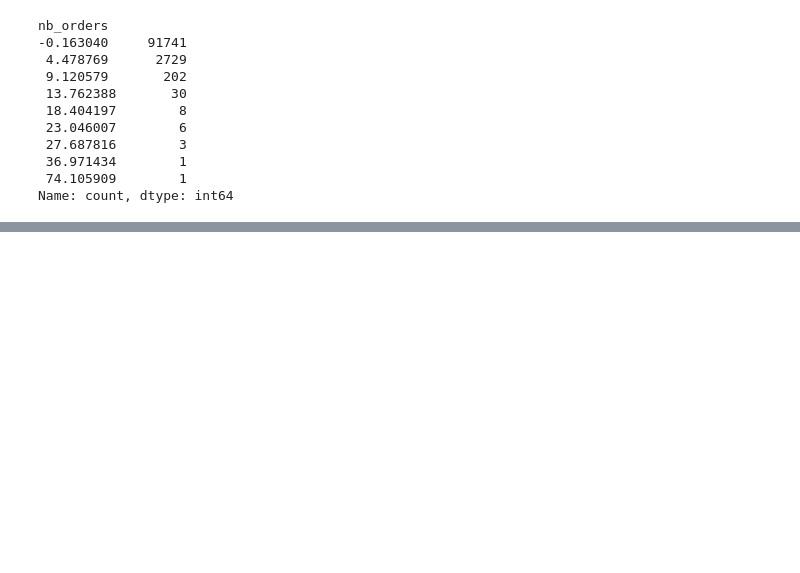
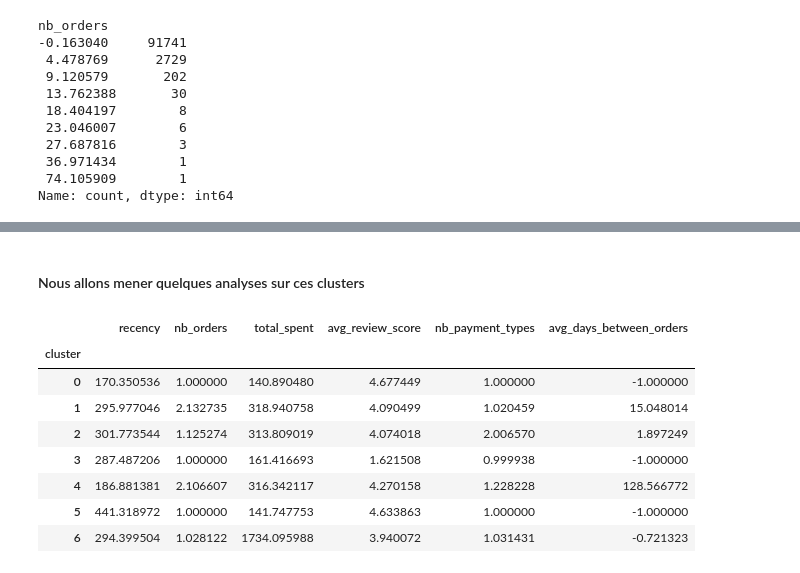
Before and after one commit to TheoChastrePradat/OC_DataScientist_P5, a Jupyter notebook: Projet_5/Script/segmentation_client.ipynb, the cells around one changed output, grey strips where cells are left out. Saved outputs shown, nothing was run; the diff lists cells and outputs as text; code cells hidden in the pictures; blank space fills up the shorter version.

```diff
--- a/Projet_5/Script/segmentation_client.ipynb
+++ b/Projet_5/Script/segmentation_client.ipynb
@@ -299,0 +347,15 @@ Name: count, dtype: int64
+# %% [markdown]
+#### Nous allons mener quelques analyses sur ces clusters
+# %%
+df_clusters = df_clients.groupby('cluster')[features].mean()
+df_clusters
+# %% [output]
+|  | recency | nb_orders | total_spent | avg_review_score | nb_payment_types | avg_days_between_orders |
+| cluster |  |  |  |  |  |  |
+| 0 | 170.350536 | 1.000000 | 140.890480 | 4.677449 | 1.000000 | -1.000000 |
+| 1 | 295.977046 | 2.132735 | 318.940758 | 4.090499 | 1.020459 | 15.048014 |
+| 2 | 301.773544 | 1.125274 | 313.809019 | 4.074018 | 2.006570 | 1.897249 |
+| 3 | 287.487206 | 1.000000 | 161.416693 | 1.621508 | 0.999938 | -1.000000 |
+| 4 | 186.881381 | 2.106607 | 316.342117 | 4.270158 | 1.228228 | 128.566772 |
+| 5 | 441.318972 | 1.000000 | 141.747753 | 4.633863 | 1.000000 | -1.000000 |
+| 6 | 294.399504 | 1.028122 | 1734.095988 | 3.940072 | 1.031431 | -0.721323 |
```
Also changed, not shown: parts of 11 cells of this notebook.
